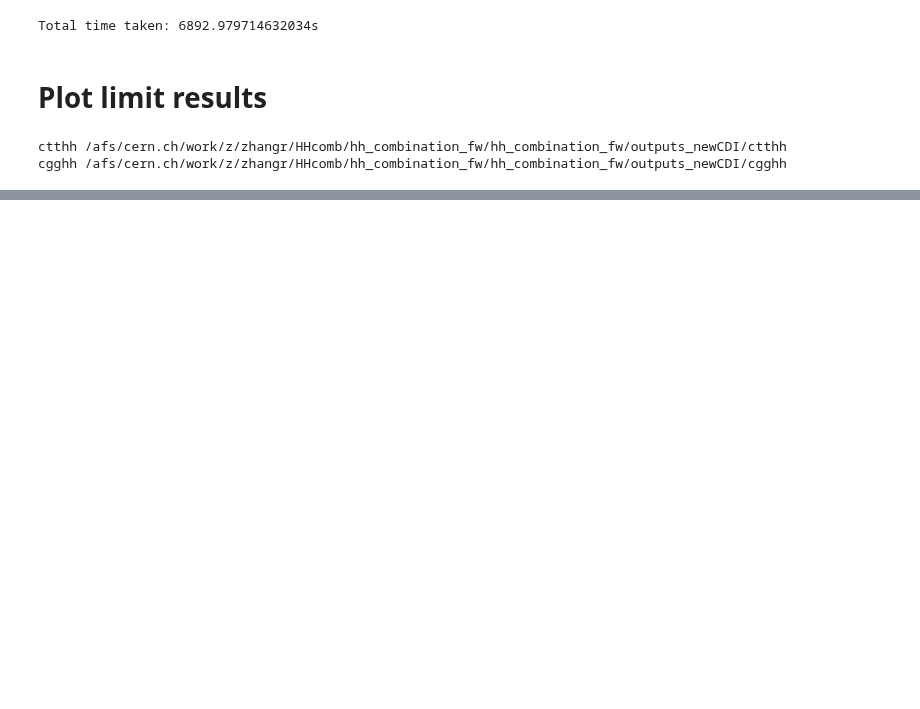
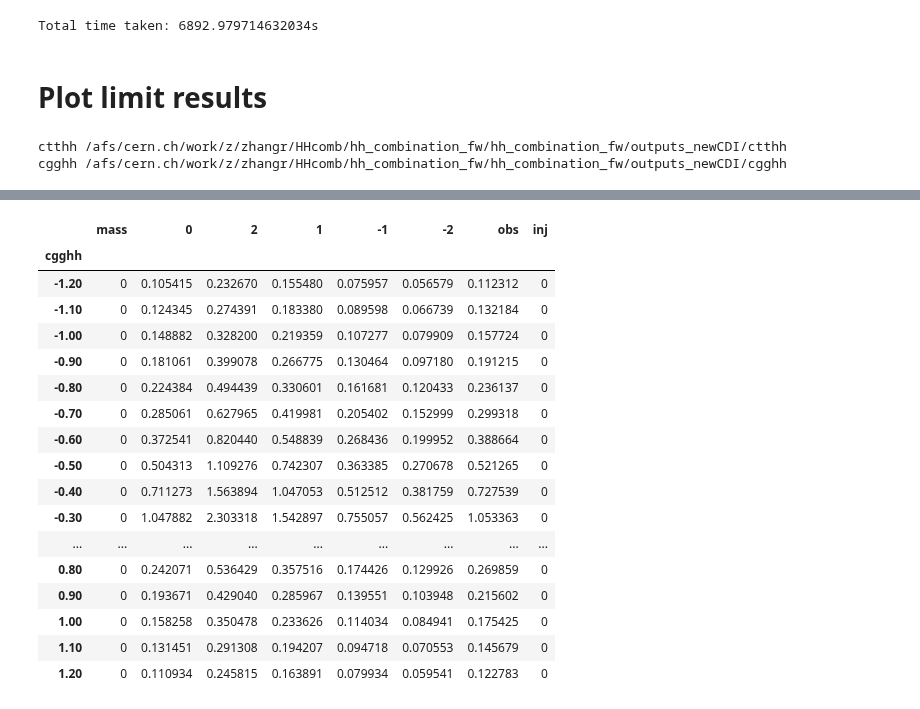
Before and after one commit to dyl64/hh_combination_fw, a Jupyter notebook: tutorials/HEFT_combination/T02-HEFT_cgghh_ctthh_scan.ipynb, the cells around one changed output, grey strips where cells are left out. Cells and saved outputs as stored; diff of their text form; code cells hidden in the pictures; blank space fills up the shorter version.

```diff
--- a/tutorials/HEFT_combination/T02-HEFT_cgghh_ctthh_scan.ipynb
+++ b/tutorials/HEFT_combination/T02-HEFT_cgghh_ctthh_scan.ipynb
@@ -222,4 +226,5 @@ plot_outdir = os.path.join(config['outdir'], 'plots')
 if not os.path.exists(plot_outdir):
     os.makedirs(plot_outdir)
 # %%
-limit_data
+correlate_gghh = limit_data['cgghh']['combined']
+correlate_tthh = limit_data['ctthh']['combined']
@@ -290,0 +313,21 @@ save_path
+# %%
+correlate_gghh
+# %% [output]
+|  | mass | 0 | 2 | 1 | -1 | -2 | obs | inj |
+| cgghh |  |  |  |  |  |  |  |  |
+| -1.20 | 0 | 0.105415 | 0.232670 | 0.155480 | 0.075957 | 0.056579 | 0.112312 | 0 |
+| -1.10 | 0 | 0.124345 | 0.274391 | 0.183380 | 0.089598 | 0.066739 | 0.132184 | 0 |
+| -1.00 | 0 | 0.148882 | 0.328200 | 0.219359 | 0.107277 | 0.079909 | 0.157724 | 0 |
+| -0.90 | 0 | 0.181061 | 0.399078 | 0.266775 | 0.130464 | 0.097180 | 0.191215 | 0 |
+| -0.80 | 0 | 0.224384 | 0.494439 | 0.330601 | 0.161681 | 0.120433 | 0.236137 | 0 |
+| -0.70 | 0 | 0.285061 | 0.627965 | 0.419981 | 0.205402 | 0.152999 | 0.299318 | 0 |
+| -0.60 | 0 | 0.372541 | 0.820440 | 0.548839 | 0.268436 | 0.199952 | 0.388664 | 0 |
+| -0.50 | 0 | 0.504313 | 1.109276 | 0.742307 | 0.363385 | 0.270678 | 0.521265 | 0 |
+| -0.40 | 0 | 0.711273 | 1.563894 | 1.047053 | 0.512512 | 0.381759 | 0.727539 | 0 |
+| -0.30 | 0 | 1.047882 | 2.303318 | 1.542897 | 0.755057 | 0.562425 | 1.053363 | 0 |
+| ... | ... | ... | ... | ... | ... | ... | ... | ... |
+| 0.80 | 0 | 0.242071 | 0.536429 | 0.357516 | 0.174426 | 0.129926 | 0.269859 | 0 |
+| 0.90 | 0 | 0.193671 | 0.429040 | 0.285967 | 0.139551 | 0.103948 | 0.215602 | 0 |
+| 1.00 | 0 | 0.158258 | 0.350478 | 0.233626 | 0.114034 | 0.084941 | 0.175425 | 0 |
+| 1.10 | 0 | 0.131451 | 0.291308 | 0.194207 | 0.094718 | 0.070553 | 0.145679 | 0 |
+| 1.20 | 0 | 0.110934 | 0.245815 | 0.163891 | 0.079934 | 0.059541 | 0.122783 | 0 |
```
Also changed, not shown: parts of 13 cells of this notebook, 2 other files.
